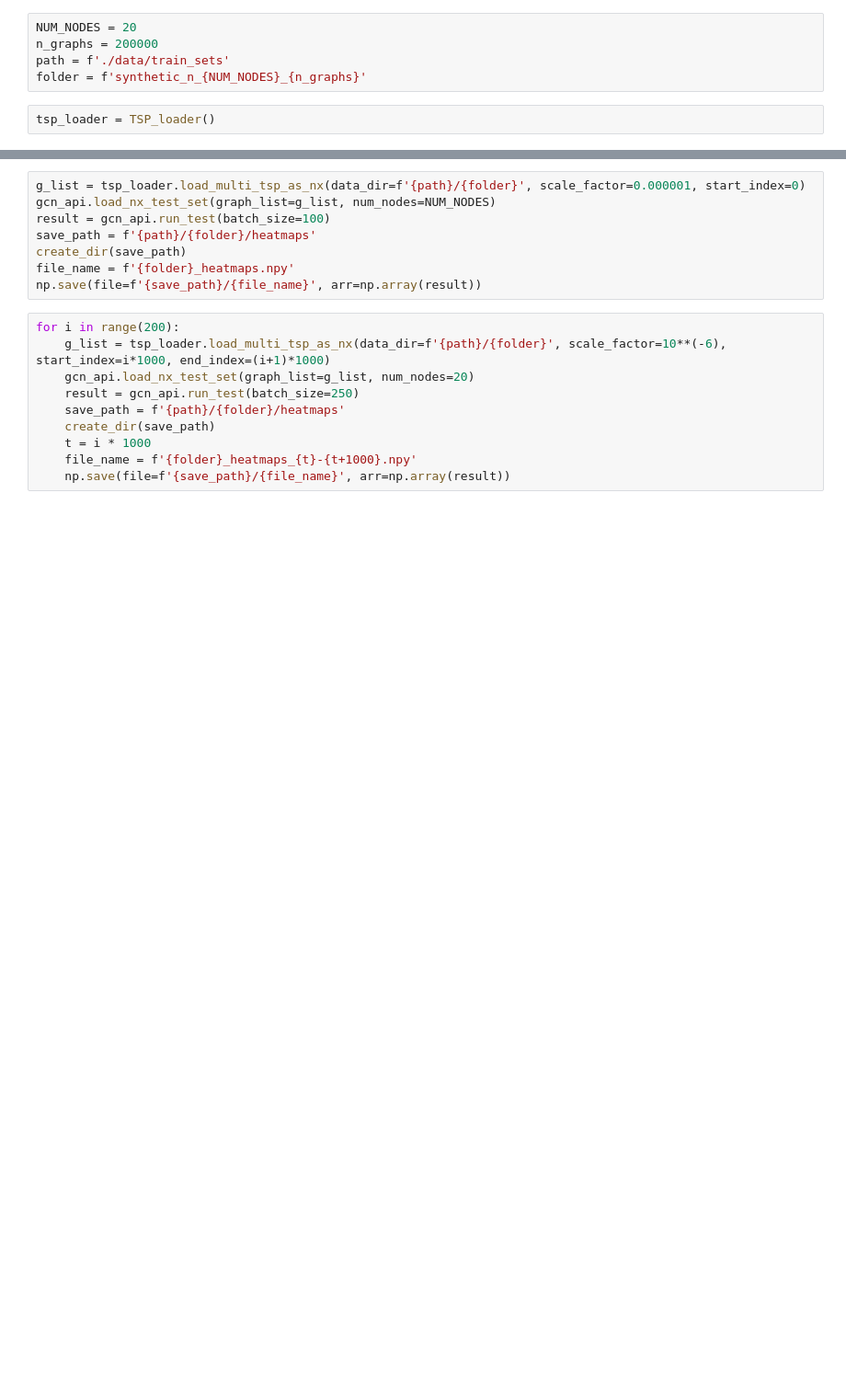
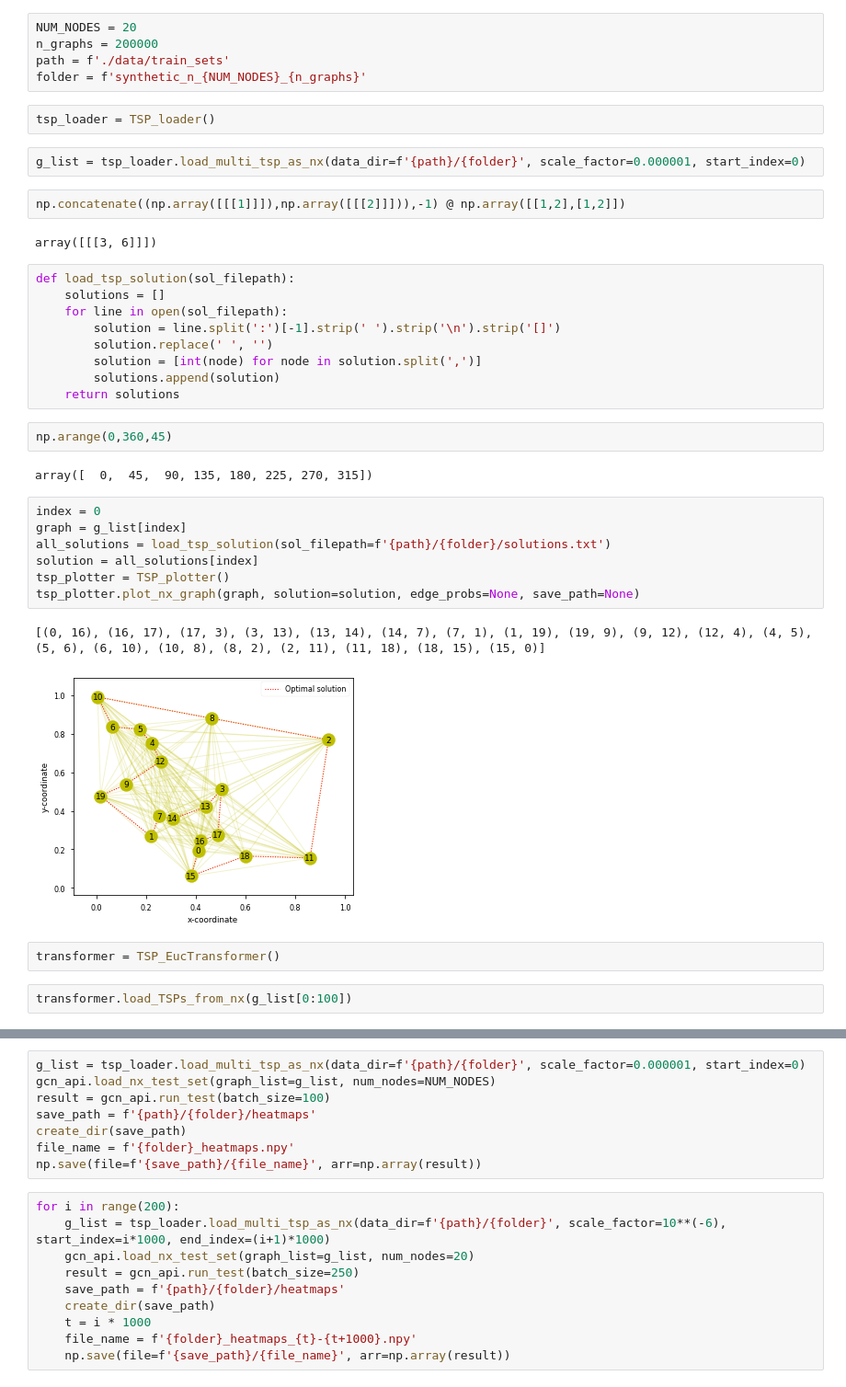
Before and after one commit to dschaub95/FINDER-TSP, a Jupyter notebook: graph_preprocessing.ipynb, the cells around one changed output, grey strips where cells are left out. Shown at 92% size. Saved outputs shown, nothing was run; the diff lists cells and outputs as text; blank space fills up the shorter version.

```diff
--- a/graph_preprocessing.ipynb
+++ b/graph_preprocessing.ipynb
@@ -40,3 +59,36 @@ path = f'./data/train_sets'
 folder = f'synthetic_n_{NUM_NODES}_{n_graphs}'
 # %%
 tsp_loader = TSP_loader()
+# %%
+g_list = tsp_loader.load_multi_tsp_as_nx(data_dir=f'{path}/{folder}', scale_factor=0.000001, start_index=0)
+# %%
+np.concatenate((np.array([[[1]]]),np.array([[[2]]])),-1) @ np.array([[1,2],[1,2]])
+# %% [output]
+array([[[3, 6]]])
+# %%
+def load_tsp_solution(sol_filepath):
+    solutions = []
+    for line in open(sol_filepath):
+        solution = line.split(':')[-1].strip(' ').strip('\n').strip('[]')
+        solution.replace(' ', '')
+        solution = [int(node) for node in solution.split(',')]
+        solutions.append(solution)
+    return solutions
+# %%
+np.arange(0,360,45)
+# %% [output]
+array([  0,  45,  90, 135, 180, 225, 270, 315])
+# %%
+index = 0
+graph = g_list[index]
+all_solutions = load_tsp_solution(sol_filepath=f'{path}/{folder}/solutions.txt')
+solution = all_solutions[index]
+tsp_plotter = TSP_plotter()
+tsp_plotter.plot_nx_graph(graph, solution=solution, edge_probs=None, save_path=None)
+# %% [output]
+[(0, 16), (16, 17), (17, 3), (3, 13), (13, 14), (14, 7), (7, 1), (1, 19), (19, 9), (9, 12), (12, 4), (4, 5), (5, 6), (6, 10), (10, 8), (8, 2), (2, 11), (11, 18), (18, 15), (15, 0)]
+[figure, added]
+# %%
+transformer = TSP_EucTransformer()
+# %%
+transformer.load_TSPs_from_nx(g_list[0:100])
```
Also changed, not shown: parts of 31 cells of this notebook.
